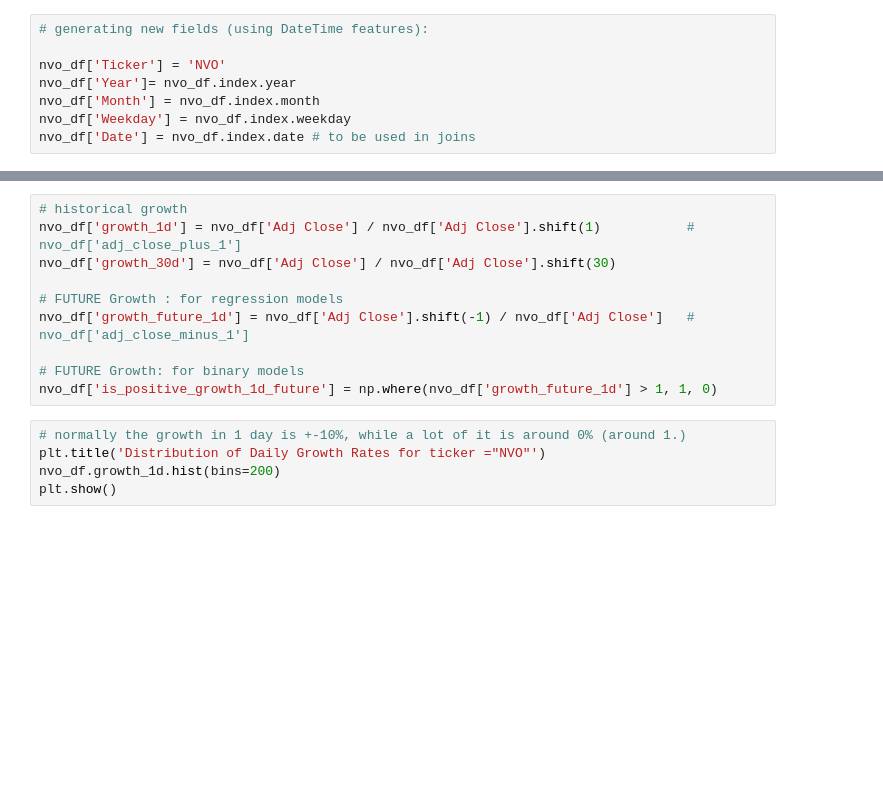
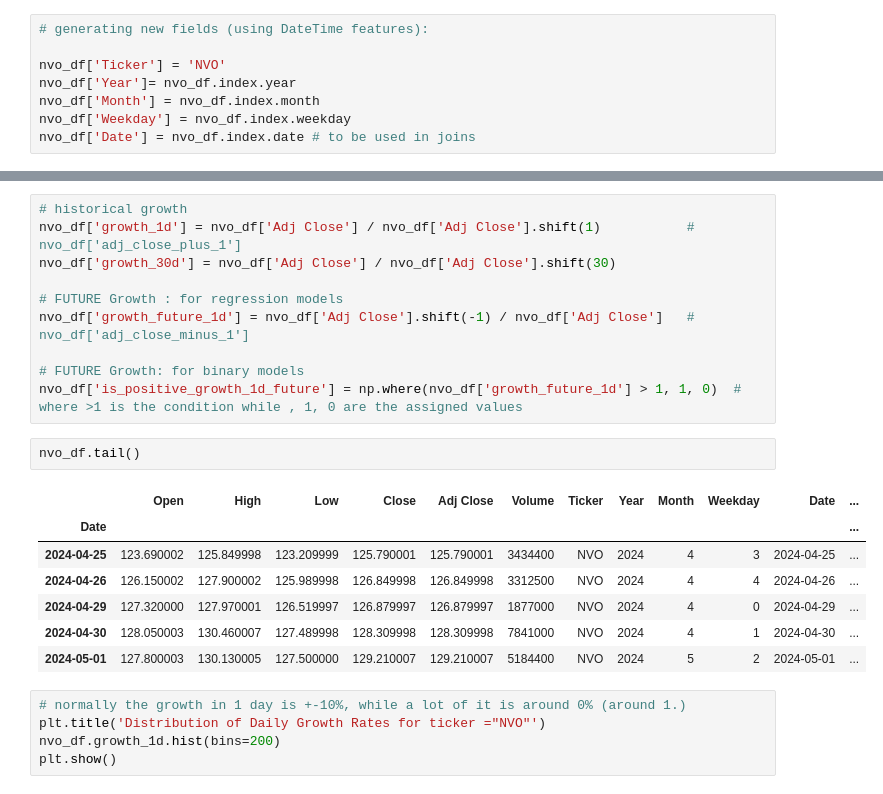
Before and after one commit to lucapug/dtc-stock-markets-analytics-zoomcamp, a Jupyter notebook: cohorts/2024/SMA_zoomcamp_lab2_and_HW2.ipynb, the cells around one changed output, grey strips where cells are left out. Saved outputs shown, nothing was run; the diff lists cells and outputs as text; blank space fills up the shorter version.

```diff
--- a/cohorts/2024/SMA_zoomcamp_lab2_and_HW2.ipynb
+++ b/cohorts/2024/SMA_zoomcamp_lab2_and_HW2.ipynb
@@ -359,7 +359,17 @@ nvo_df['growth_30d'] = nvo_df['Adj Close'] / nvo_df['Adj Close'].shift(30)
 nvo_df['growth_future_1d'] = nvo_df['Adj Close'].shift(-1) / nvo_df['Adj Close']   # nvo_df['adj_close_minus_1']
 
 # FUTURE Growth: for binary models
-nvo_df['is_positive_growth_1d_future'] = np.where(nvo_df['growth_future_1d'] > 1, 1, 0)
+nvo_df['is_positive_growth_1d_future'] = np.where(nvo_df['growth_future_1d'] > 1, 1, 0)  # where >1 is the condition while , 1, 0 are the assigned values
+# %%
+nvo_df.tail()
+# %% [output]
+|  | Open | High | Low | Close | Adj Close | Volume | Ticker | Year | Month | Weekday | Date | ... |
+| Date |  |  |  |  |  |  |  |  |  |  |  | ... |
+| 2024-04-25 | 123.690002 | 125.849998 | 123.209999 | 125.790001 | 125.790001 | 3434400 | NVO | 2024 | 4 | 3 | 2024-04-25 | ... |
+| 2024-04-26 | 126.150002 | 127.900002 | 125.989998 | 126.849998 | 126.849998 | 3312500 | NVO | 2024 | 4 | 4 | 2024-04-26 | ... |
+| 2024-04-29 | 127.320000 | 127.970001 | 126.519997 | 126.879997 | 126.879997 | 1877000 | NVO | 2024 | 4 | 0 | 2024-04-29 | ... |
+| 2024-04-30 | 128.050003 | 130.460007 | 127.489998 | 128.309998 | 128.309998 | 7841000 | NVO | 2024 | 4 | 1 | 2024-04-30 | ... |
+| 2024-05-01 | 127.800003 | 130.130005 | 127.500000 | 129.210007 | 129.210007 | 5184400 | NVO | 2024 | 5 | 2 | 2024-05-01 | ... |
 # %%
 # normally the growth in 1 day is +-10%, while a lot of it is around 0% (around 1.)
 plt.title('Distribution of Daily Growth Rates for ticker ="NVO"')
```
Also changed, not shown: parts of 45 cells of this notebook.
